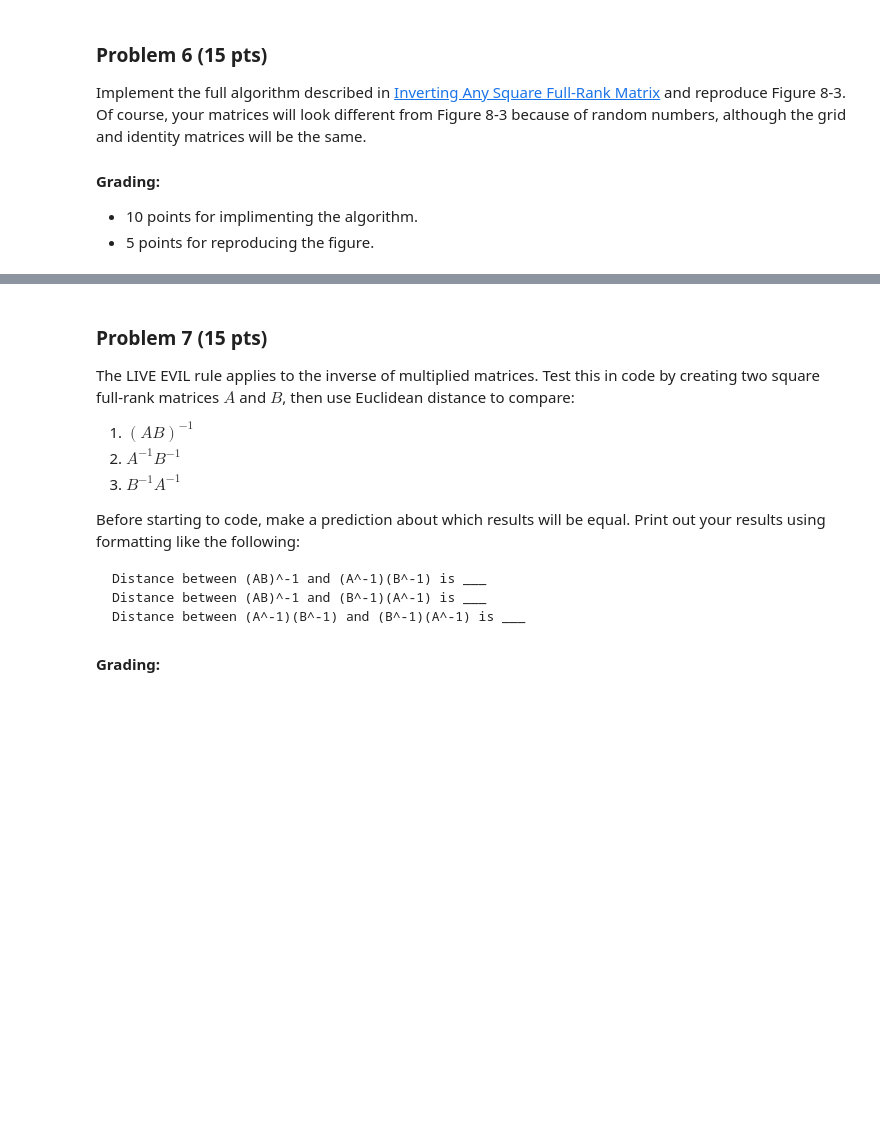
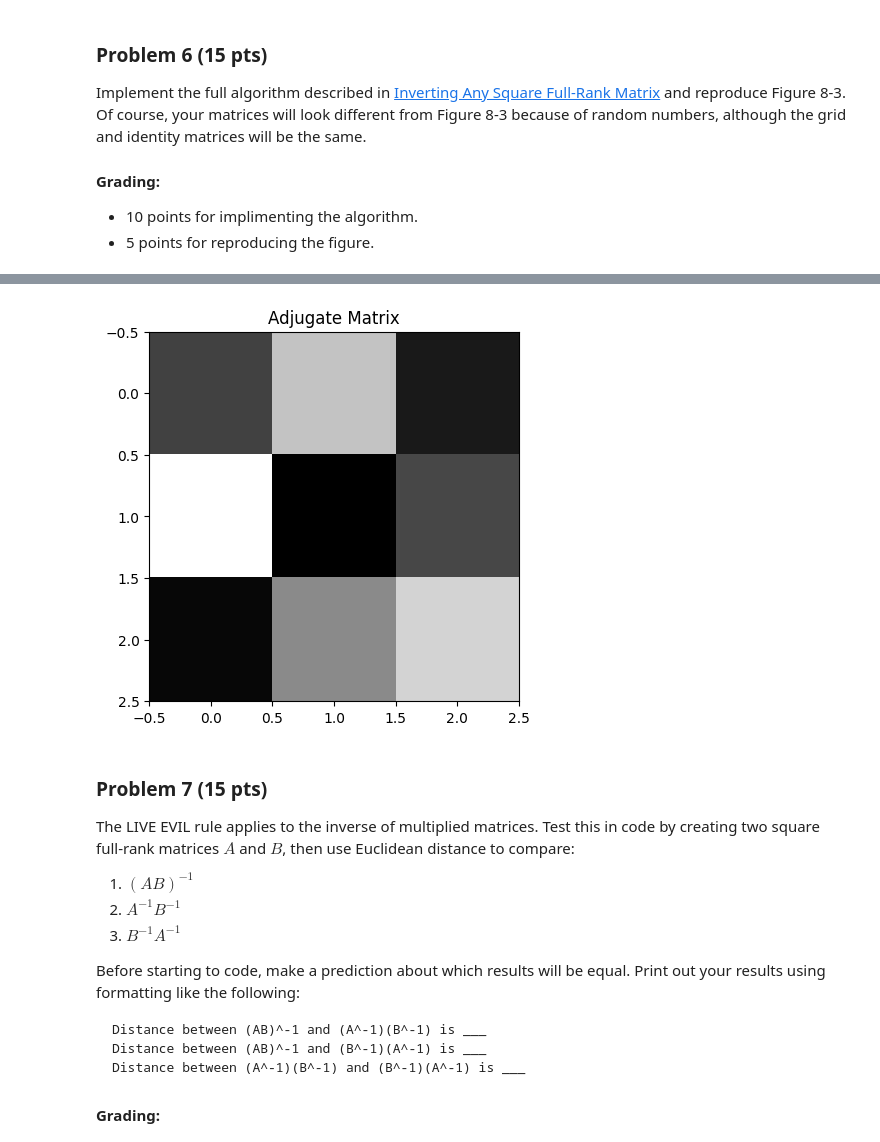
Before and after one commit to jklinck/AD450Winter2026, a Jupyter notebook: week_10_agg.ipynb, the cells around one changed output, grey strips where cells are left out. Saved outputs shown, nothing was run; the diff lists cells and outputs as text; code cells hidden in the pictures; blank space fills up the shorter version.

```diff
--- a/week_10_agg.ipynb
+++ b/week_10_agg.ipynb
@@ -301,3 +487,9 @@ Implement the full algorithm described in [Inverting Any Square Full-Rank Matrix
+# %%
+plt.imshow(adjugate_mat, cmap='gray')
+plt.title('Adjugate Matrix')
+plt.show()
+# %% [output]
+[figure, added]
 # %% [markdown]
 ### Problem 7 (15 pts)
 
```
Also changed, not shown: parts of 9 cells of this notebook.
